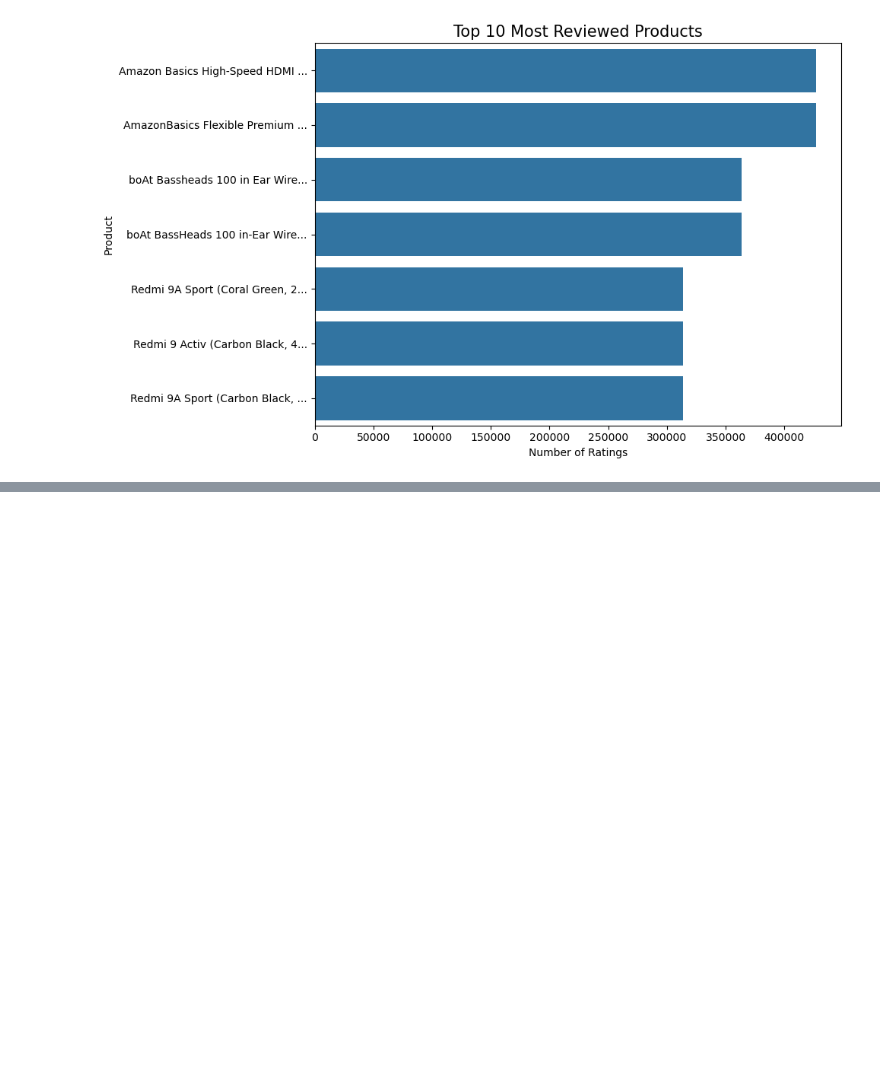
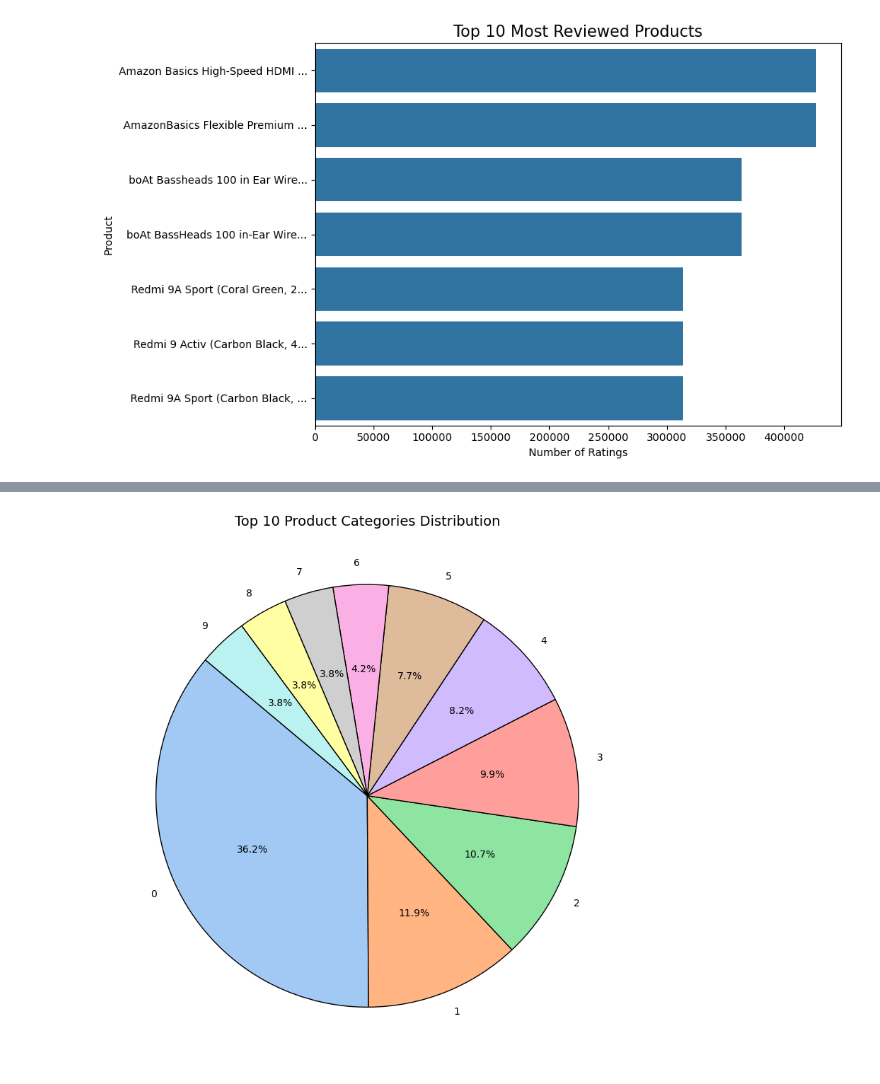
Before and after one commit to Parvashukla26/Amazon_Data_Analysis, a Jupyter notebook: Amazon_Data_Analysis.ipynb, the cells around one changed output, grey strips where cells are left out. Drawn from its saved outputs; the diff is of its cells as text; code cells hidden in the pictures; blank space fills up the shorter version.

Commit message:
fifth Visualization : Top 10 product by category

```diff
--- a/Amazon_Data_Analysis.ipynb
+++ b/Amazon_Data_Analysis.ipynb
@@ -299,3 +299,6 @@ plt.tight_layout()
 plt.show()
 # %% [output]
 [figure]
+# %%
+category_counts = df['category'].value_counts().head(10).reset_index(drop=True)
+category_counts
@@ -301,0 +317,9 @@ plt.show()
+# %%
+plt.figure(figsize=(8, 8))
+colors = sns.color_palette('pastel')[0:10]
+plt.pie(category_counts, labels=category_counts.index, colors=colors, autopct='%1.1f%%', startangle=140, wedgeprops={'edgecolor': 'black'})
+plt.title('Top 10 Product Categories Distribution', fontsize=14)
+plt.tight_layout()
+plt.show()
+# %% [output]
+[figure, added]
```
Also changed, not shown: parts of 1 cell of this notebook.
